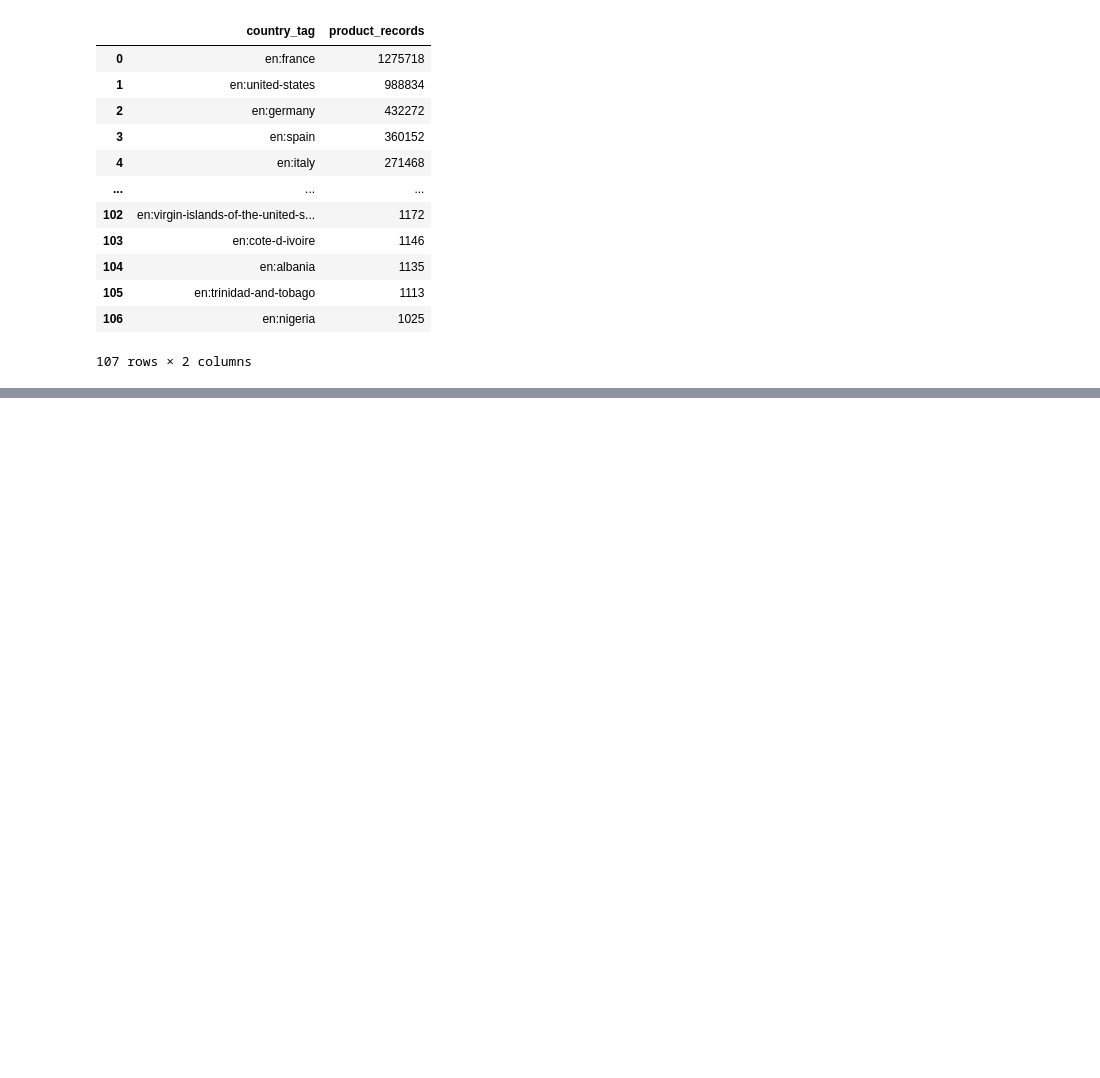
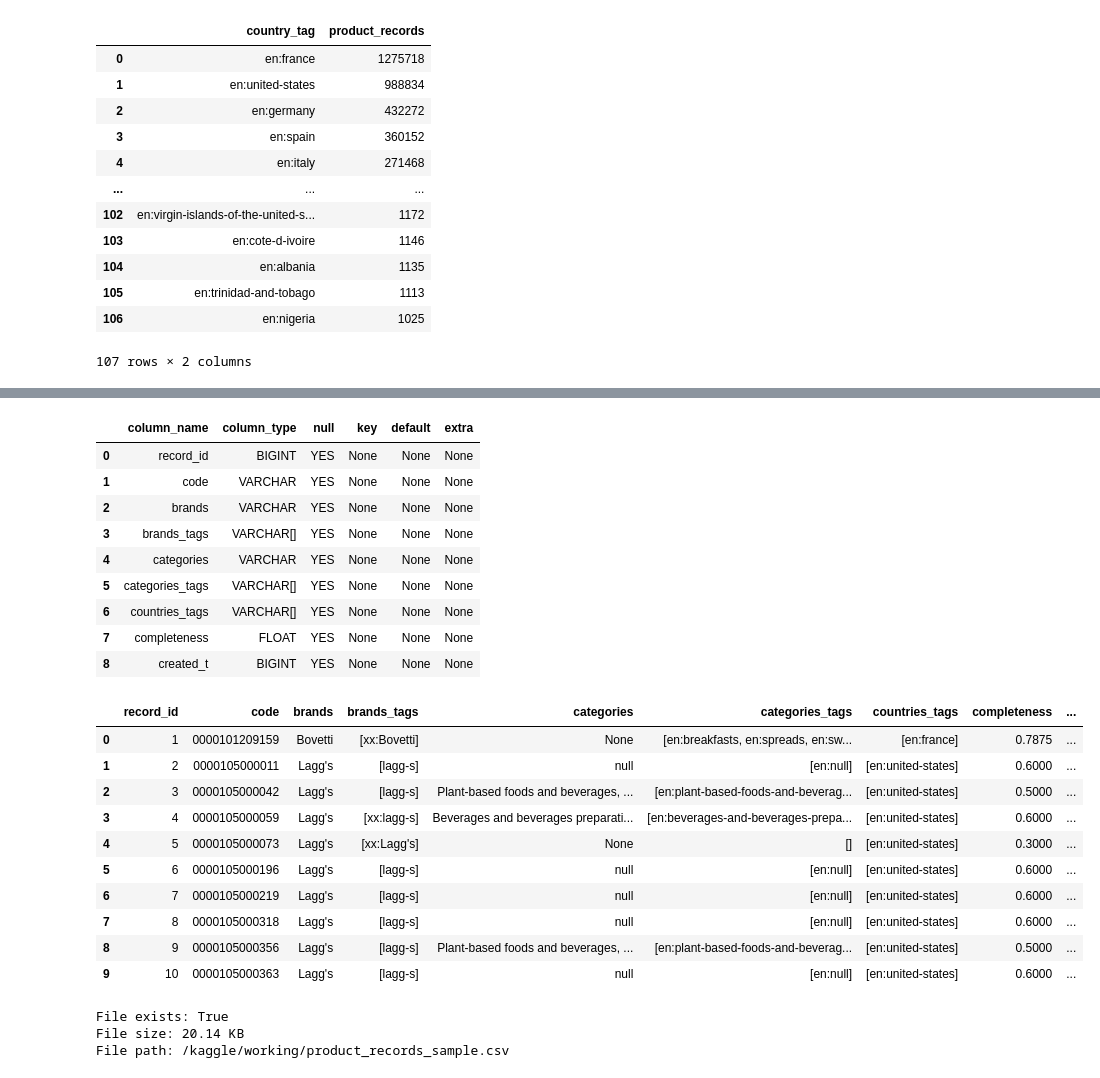
Before and after one commit to MaulanaKindi/indonesia-food-product-landscape, a Jupyter notebook: off-brand-landscape-00-environment-setup.ipynb, the cells around one changed output, grey strips where cells are left out. Drawn from its saved outputs; the diff is of its cells as text; code cells hidden in the pictures; blank space fills up the shorter version.

Commit message:
Kaggle Notebook | OFF Brand Landscape - 00 Environment Setup | Version 5

```diff
--- a/off-brand-landscape-00-environment-setup.ipynb
+++ b/off-brand-landscape-00-environment-setup.ipynb
@@ -1037,3 +1037,18 @@ Negara/label dengan >= 1.000 penetapan tag: 107
 | 105 | en:trinidad-and-tobago | 1113 |
 | 106 | en:nigeria | 1025 |
 107 rows × 2 columns
+# %%
+import duckdb
+import os
+
+local_path = (
+    "/kaggle/input/datasets/maulanakinditamami/"
+    "open-food-facts-product-database-salin-judul/food.parquet"
+)
+
+assert os.path.exists(local_path), "File dataset tidak ditemukan!"
+
+con = duckdb.connect()
+
+print("DuckDB siap.")
+print("Dataset ditemukan:", os.path.exists(local_path))
@@ -1039,0 +1275,60 @@ Negara/label dengan >= 1.000 penetapan tag: 107
+# %%
+display(
+    con.execute("""
+        DESCRIBE product_records
+    """).fetchdf()
+)
+
+display(
+    con.execute("""
+        SELECT *
+        FROM product_records
+        ORDER BY record_id
+        LIMIT 10
+    """).fetchdf()
+)
+# %% [output]
+|  | column_name | column_type | null | key | default | extra |
+| 0 | record_id | BIGINT | YES | None | None | None |
+| 1 | code | VARCHAR | YES | None | None | None |
+| 2 | brands | VARCHAR | YES | None | None | None |
+| 3 | brands_tags | VARCHAR[] | YES | None | None | None |
+| 4 | categories | VARCHAR | YES | None | None | None |
+| 5 | categories_tags | VARCHAR[] | YES | None | None | None |
+| 6 | countries_tags | VARCHAR[] | YES | None | None | None |
+| 7 | completeness | FLOAT | YES | None | None | None |
+| 8 | created_t | BIGINT | YES | None | None | None |
+|  | record_id | code | brands | brands_tags | categories | categories_tags | countries_tags | completeness | ... |
+| 0 | 1 | 0000101209159 | Bovetti | [xx:Bovetti] | None | [en:breakfasts, en:spreads, en:sw... | [en:france] | 0.7875 | ... |
+| 1 | 2 | 0000105000011 | Lagg's | [lagg-s] | null | [en:null] | [en:united-states] | 0.6000 | ... |
+| 2 | 3 | 0000105000042 | Lagg's | [lagg-s] | Plant-based foods and beverages, ... | [en:plant-based-foods-and-beverag... | [en:united-states] | 0.5000 | ... |
+| 3 | 4 | 0000105000059 | Lagg's | [xx:lagg-s] | Beverages and beverages preparati... | [en:beverages-and-beverages-prepa... | [en:united-states] | 0.6000 | ... |
+| 4 | 5 | 0000105000073 | Lagg's | [xx:Lagg's] | None | [] | [en:united-states] | 0.3000 | ... |
+| 5 | 6 | 0000105000196 | Lagg's | [lagg-s] | null | [en:null] | [en:united-states] | 0.6000 | ... |
+| 6 | 7 | 0000105000219 | Lagg's | [lagg-s] | null | [en:null] | [en:united-states] | 0.6000 | ... |
+| 7 | 8 | 0000105000318 | Lagg's | [lagg-s] | null | [en:null] | [en:united-states] | 0.6000 | ... |
+| 8 | 9 | 0000105000356 | Lagg's | [lagg-s] | Plant-based foods and beverages, ... | [en:plant-based-foods-and-beverag... | [en:united-states] | 0.5000 | ... |
+| 9 | 10 | 0000105000363 | Lagg's | [lagg-s] | null | [en:null] | [en:united-states] | 0.6000 | ... |
+# %%
+import os
+
+sample_path = "/kaggle/working/product_records_sample.csv"
+
+con.execute("""
+    COPY (
+        SELECT *
+        FROM product_records
+        ORDER BY record_id
+        LIMIT 100
+    )
+    TO '/kaggle/working/product_records_sample.csv'
+    (HEADER, DELIMITER ',')
+""")
+
+print("File exists:", os.path.exists(sample_path))
+print("File size:", round(os.path.getsize(sample_path) / 1024, 2), "KB")
+print("File path:", sample_path)
+# %% [output]
+File exists: True
+File size: 20.14 KB
+File path: /kaggle/working/product_records_sample.csv
```
Also changed, not shown: parts of 26 cells of this notebook.
